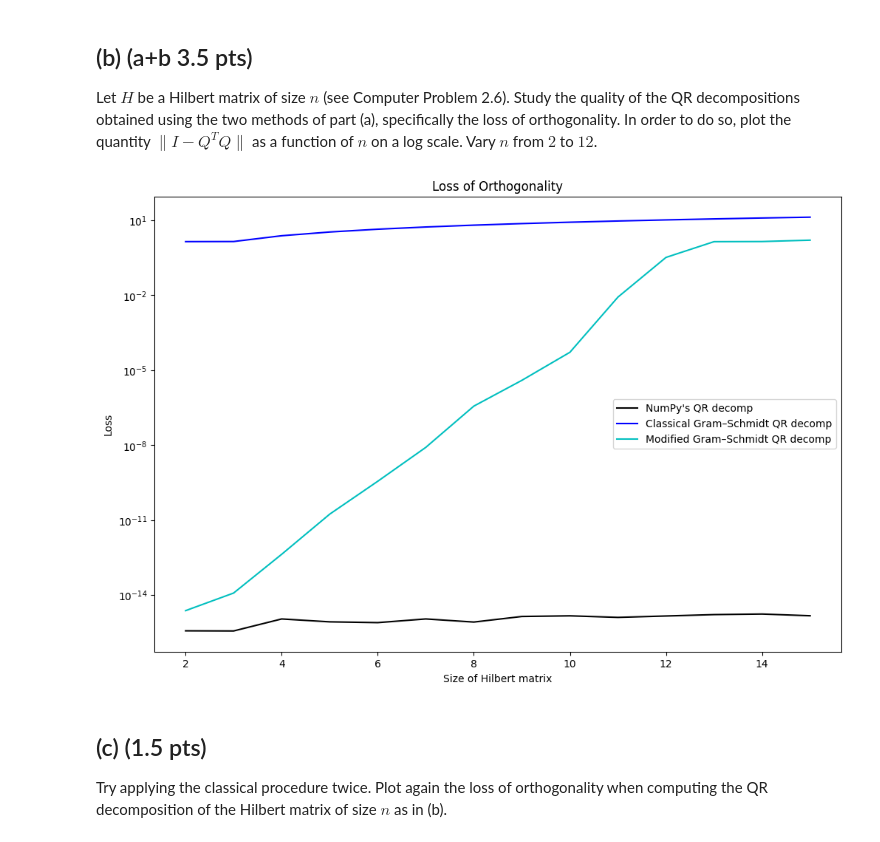
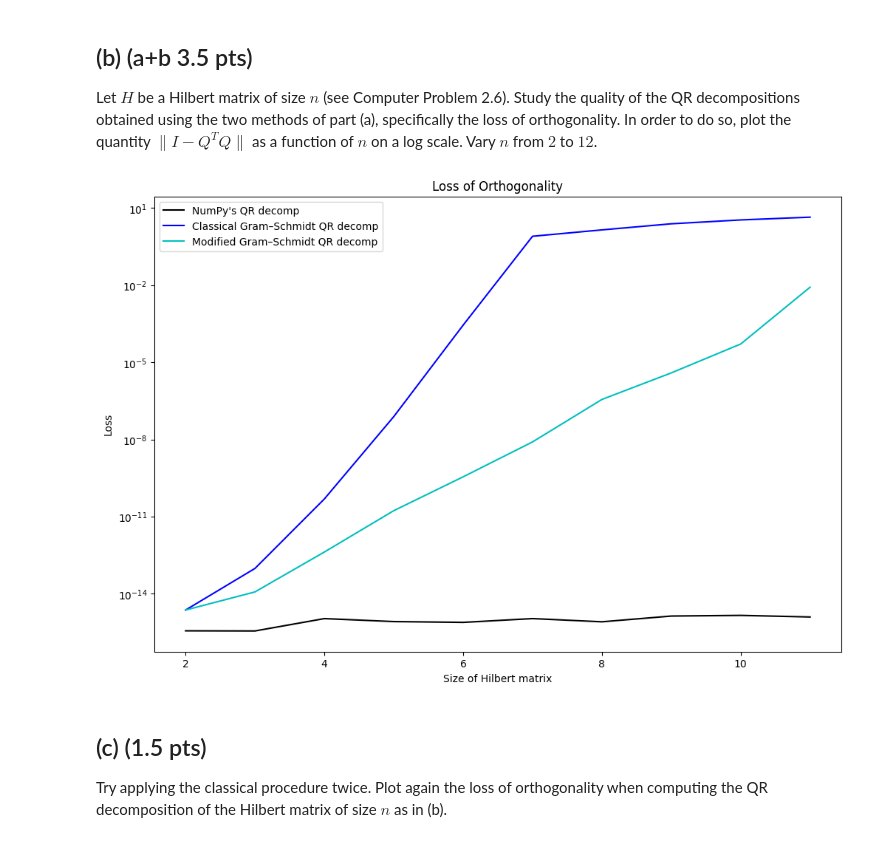
Before and after one commit to aM0NKE/NumericalAlgorithms, a Jupyter notebook: hw3_2022.ipynb, the cells around one changed output. Drawn from its saved outputs; the diff is of its cells as text; code cells hidden in the pictures.

```diff
--- a/hw3_2022.ipynb
+++ b/hw3_2022.ipynb
@@ -35,14 +35,14 @@ def classical_gram_schmidt(A):
 
     Parameters
     A : array_like, shape (m, n)
-        Matrix to be factored.
+        matrix to be factored.
 
     Returns
     Q : ndarray of float, matrix with orthonormal columns.
     R : ndarray of float, upper-triangular matrix.
 
-    Notes
-    DESCRIBE THE METHOD page 151 in pdf of book
+    Notes:
+    Performs simplest Grahm-Schmidt. This method performs orthonormalisation in the most numerically unstable manner. However, it does not change the original matrix (in the way we implemented it, same as alg. 3.2 from Heath)
 
     '''
 
@@ -51,8 +51,8 @@ def classical_gram_schmidt(A):
     R = np.zeros((n, n))
     for k in range(n):
         Q[:, k] = A[:, k]
-        for j in range(k-1):
-            R[j, k] = np.dot(Q[:, j], A[:, k])
+        for j in range(k):
+            R[j, k] = np.transpose(Q[:, j]) @ A[:, k]
             Q[:, k] = Q[:, k] - R[j, k]*Q[:, j]
         R[k, k] = np.linalg.norm(Q[:, k])
         if R[k,k]==0: return
@@ -68,14 +68,15 @@ def modified_gram_schmidt(A):
 
     Parameters
     A : array_like, shape (m, n)
-        Matrix to be factored.
+        matrix to be factored.
 
     Returns
     Q : ndarray of float, matrix with orthonormal columns.
     R : ndarray of float, upper-triangular matrix.
 
     Notes
-    DESCRIBE THE METHOD page 151 in pdf of book (Do not forget that it modifies original matrix which is passed to the array)
+    Performs modified Grahm-Schmidt. Main difference are few re-arrangements. Mainly, as soon as each new vector Q_k has been computed each of the remaining vectors is immediately orthogonalized against it, generating R by rows rather than by columns.
+    This method has a smaller numerical error compared to classical one. However, it does modify the original matrix.
 
     '''
 
@@ -85,10 +86,10 @@ def modified_gram_schmidt(A):
     for k in range(n):
         R[k, k] = np.linalg.norm(A[:, k])
         if R[k,k]==0: return        # Stop if linearly dependent
-        Q[:, k] = A[:, k]/R[k, k]   # Normalize current column
+        Q[:, k] = A[:, k]/R[k, k]   # normalize current column
         for j in range(k+1, n):
-            #R[k, j] = np.transpose(Q[:, k]) @ A[:, j]
-            R[k, j] = np.dot(Q[:, k], A[:, j])
+            R[k, j] = np.transpose(Q[:, k]) @ A[:, j]
+            #R[k, j] = np.dot(Q[:, k], A[:, j])
             A[:, j] -= R[k, j]*Q[:, k]
     return Q, R
 # %% [markdown]
@@ -97,32 +98,32 @@ Let $H$ be a Hilbert matrix of size $n$ (see Computer Problem 2.6). Study the qu
 # %%
 error_numpy = []
 error_gs_clas = []
 error_gs_mod = []
-n_values = np.arange(2, 16)
+n_values = np.arange(2, 12)
 
 for n in n_values:
     Q1, R1 = np.linalg.qr(hilbert(n))
     Q2, R2 = classical_gram_schmidt(hilbert(n))
     Q3, R3 = modified_gram_schmidt(hilbert(n))
 
     error_numpy.append(np.linalg.norm(np.identity(n) - Q1.transpose() @ Q1))
     error_gs_clas.append(np.linalg.norm(np.identity(n) - Q2.transpose() @ Q2))
     error_gs_mod.append(np.linalg.norm(np.identity(n) - Q3.transpose() @ Q3))
 
 
 plt.rcParams["figure.figsize"] = (12,8)
 plt.plot(n_values, error_numpy, color='k', label = "NumPy's QR decomp")
 plt.plot(n_values, error_gs_clas, color='b', label = "Classical Gram–Schmidt QR decomp")
 plt.plot(n_values, error_gs_mod, color='c', label = "Modified Gram–Schmidt QR decomp")
 
 plt.title("Loss of Orthogonality")
 plt.xlabel('Size of Hilbert matrix')
 plt.ylabel('Loss')
 plt.yscale("log")
 plt.legend()
 plt.show()
 # %% [output]
-[figure, old version]
+[figure, new version]
 # %% [markdown]
 ## (c) (1.5 pts)
 Try applying the classical procedure twice. Plot again the loss of orthogonality when computing the QR decomposition of the Hilbert matrix of size $n$ as in (b).
```
Also changed, not shown: parts of 7 cells of this notebook.
